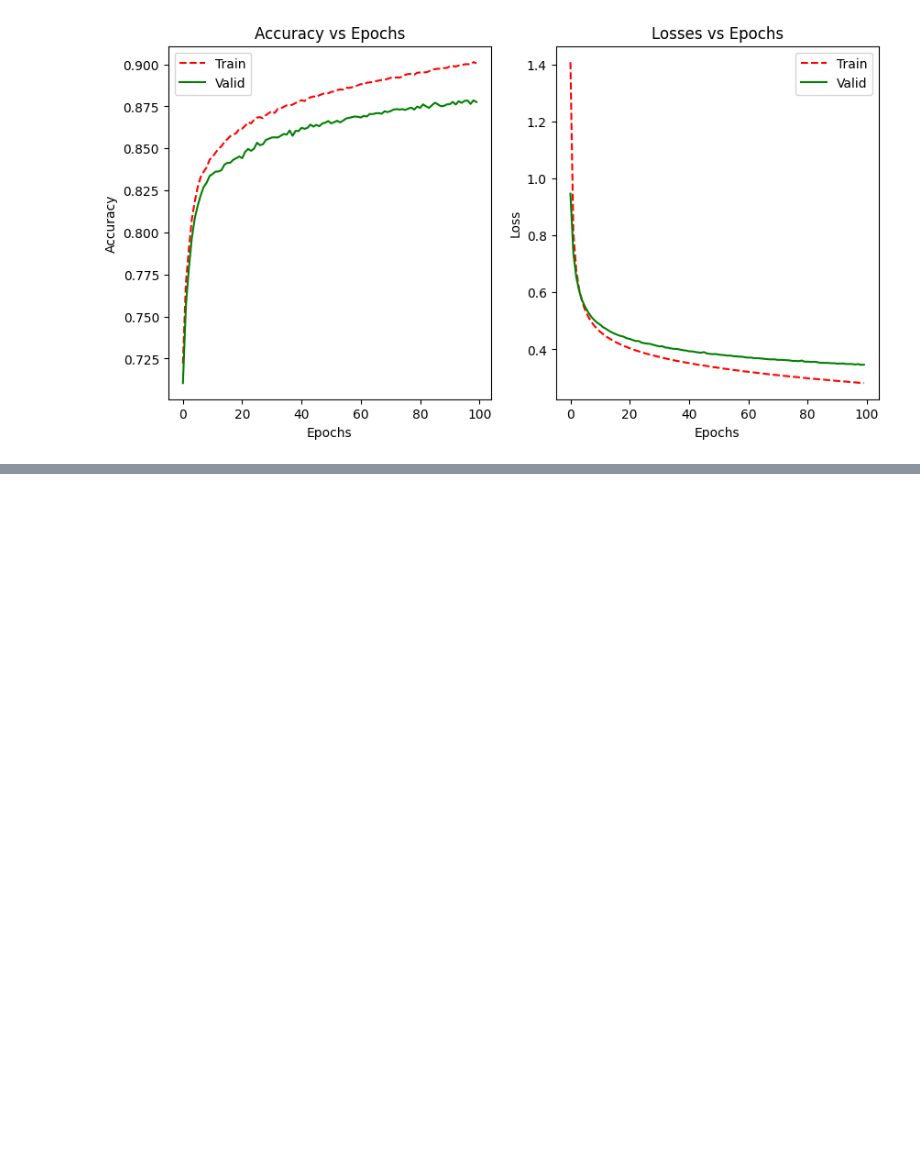
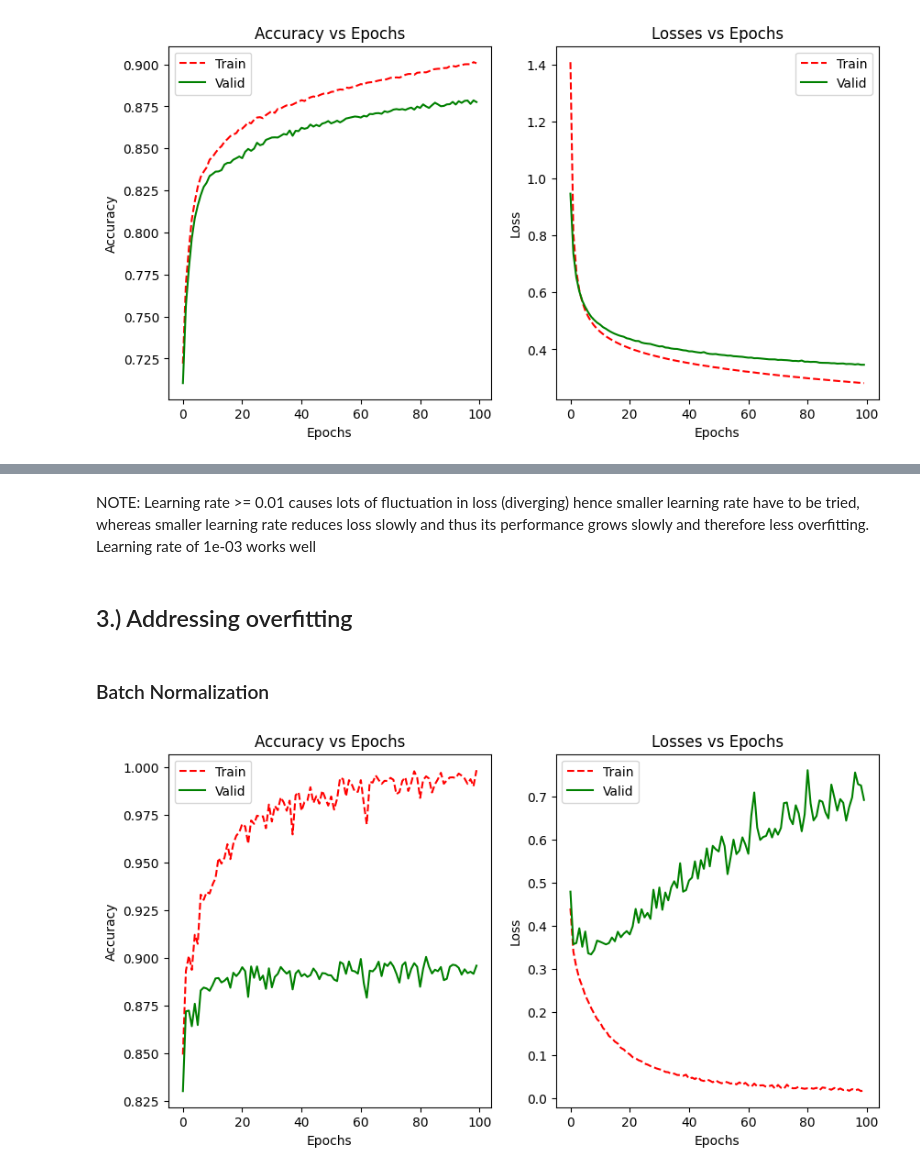
Before and after one commit to AniTho/Computer_Vision_DL, a Jupyter notebook: Day_02 (Basics of Neural network and image) Hyperparameter tuning.ipynb, the cells around one changed output, grey strips where cells are left out. Cells and saved outputs as stored; diff of their text form; code cells hidden in the pictures; blank space fills up the shorter version.

Commit message:
Updated with Day 2 progress
Implemented some of the changes for hyperparameter tuning
such as changing optimizer, trying different learning rates
and trying batch normalization.

```diff
--- a/Day_02 (Basics of Neural network and image) Hyperparameter tuning.ipynb
+++ b/Day_02 (Basics of Neural network and image) Hyperparameter tuning.ipynb
@@ -366,0 +311,6 @@ NOTE: Learning rate > 0.00
+# %% [markdown]
+NOTE: Learning rate >= 0.01 causes lots of fluctuation in loss (diverging) hence smaller learning rate have to be tried, whereas smaller learning rate reduces loss slowly and thus its performance grows slowly and therefore less overfitting. Learning rate of 1e-03 works well
+# %% [markdown]
+## 3.) Addressing overfitting
+# %% [markdown]
+### Batch Normalization
@@ -366,0 +329,22 @@ NOTE: Learning rate > 0.00
+# %%
+epochs = 100
+learning_rate = 1e-03
+train_losses, train_accuracies, valid_losses, valid_accuracies = train(epochs, learning_rate)
+# %%
+plt.figure(figsize = (10,5))
+plt.subplot(121)
+plt.title('Accuracy vs Epochs')
+plt.xlabel('Epochs')
+plt.ylabel('Accuracy')
+plt.plot(train_accuracies, 'r--', label = 'Train')
+plt.plot(valid_accuracies, 'g-', label = 'Valid')
+plt.legend()
+plt.subplot(122)
+plt.title('Losses vs Epochs')
+plt.xlabel('Epochs')
+plt.ylabel('Loss')
+plt.plot(train_losses, 'r--', label = 'Train')
+plt.plot(valid_losses, 'g-', label = 'Valid')
+plt.legend();
+# %% [output]
+[figure, added]
```
Also changed, not shown: parts of 5 cells of this notebook, 1 other file.
